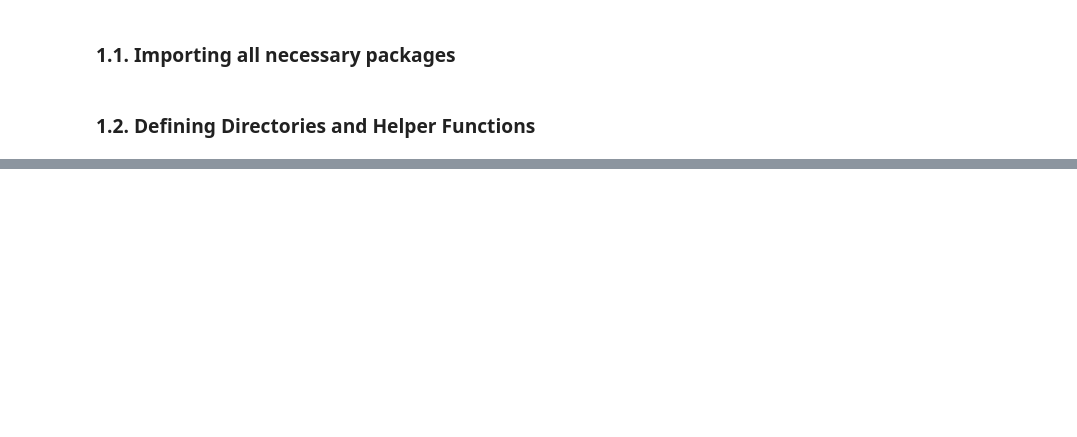
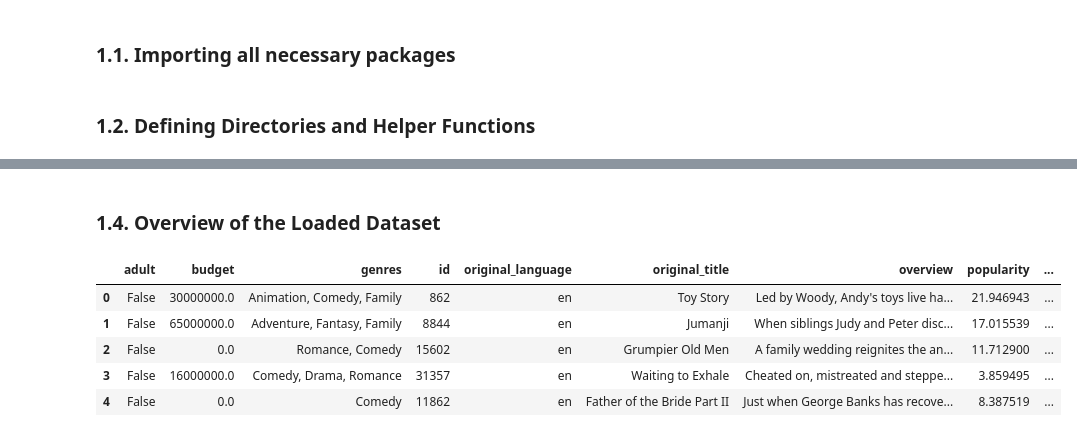
Before and after one commit to SudeshKumarSK/Cine-Match, a Jupyter notebook: Notebooks/Content_Based_Filtering.ipynb, the cells around one changed output, grey strips where cells are left out. Drawn from its saved outputs; the diff is of its cells as text; code cells hidden in the pictures; blank space fills up the shorter version.

```diff
--- a/Notebooks/Content_Based_Filtering.ipynb
+++ b/Notebooks/Content_Based_Filtering.ipynb
@@ -43,0 +62,37 @@ cleansed_data_dir = "../Input/CleansedData/"
+# %%
+# Data Directory
+data_dir = "../Input/Data/"
+cleansed_data_dir = "../Input/CleansedData/"
+embeddings_dir = "../Input/Embeddings/"
+
+
+# Data Directory - When using google colaboratory.
+# drive/My Drive/ColabDrive/MovieData/movies_metadata.csv
+"""
+data_dir = "drive/MyDrive/CineMatch/Input/Data/"
+cleansed_data_dir = "drive/MyDrive/CineMatch/Input/CleansedData/"
+embeddings_dir = "drive/MyDrive/CineMatch/Input/Embeddings"
+
+"""
+
+if not os.path.exists(embeddings_dir):
+  os.makedirs(embeddings_dir)
+
+if not os.path.exists(data_dir):
+  os.makedirs(data_dir)
+
+if not os.path.exists(cleansed_data_dir):
+  os.makedirs(cleansed_data_dir)
+
+if torch.cuda.is_available():
+    device = torch.device(("cuda"))
+    print("{:^80}".format(f"There are {torch.cuda.device_count()} available GPU's"))
+    print("{:^80}".format(f"We will use the GPU: {torch.cuda.get_device_name(0)}"))
+
+else:
+    print("{:^80}".format("No GPU available, using the CPU!"))
+    device = torch.device("cpu")
+
+model_name='bert-base-uncased'
+# Load the tokenizer for the specified model
+tokenizer = AutoTokenizer.from_pretrained(model_name)
@@ -66,0 +168,2 @@ def load_dataset(directory, filename):
+# %%
+df = load_dataset(cleansed_data_dir, "Movies.csv")
@@ -66,0 +193,11 @@ def load_dataset(directory, filename):
+# %% [markdown]
+### 1.4. Overview of the Loaded Dataset
+# %%
+df.head()
+# %% [output]
+|  | adult | budget | genres | id | original_language | original_title | overview | popularity | ... |
+| 0 | False | 30000000.0 | Animation, Comedy, Family | 862 | en | Toy Story | Led by Woody, Andy's toys live ha... | 21.946943 | ... |
+| 1 | False | 65000000.0 | Adventure, Fantasy, Family | 8844 | en | Jumanji | When siblings Judy and Peter disc... | 17.015539 | ... |
+| 2 | False | 0.0 | Romance, Comedy | 15602 | en | Grumpier Old Men | A family wedding reignites the an... | 11.712900 | ... |
+| 3 | False | 16000000.0 | Comedy, Drama, Romance | 31357 | en | Waiting to Exhale | Cheated on, mistreated and steppe... | 3.859495 | ... |
+| 4 | False | 0.0 | Comedy | 11862 | en | Father of the Bride Part II | Just when George Banks has recove... | 8.387519 | ... |
```
Also changed, not shown: parts of 66 cells of this notebook.
